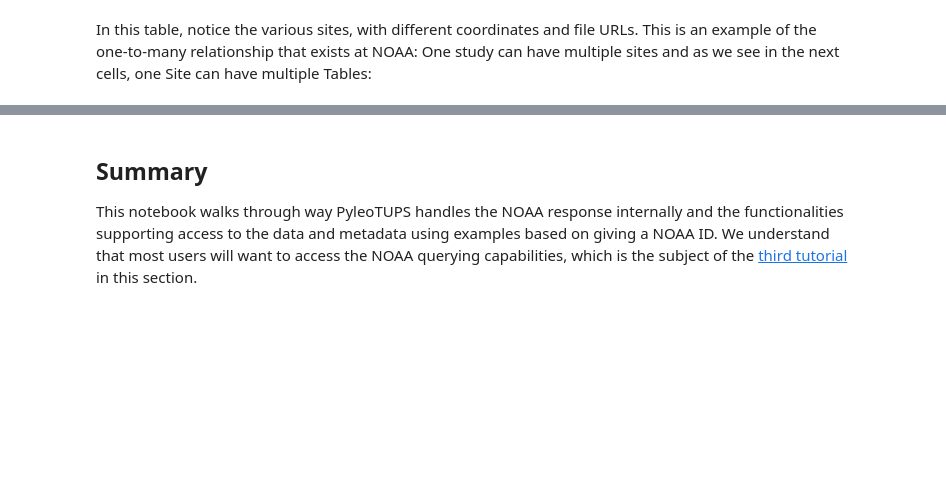
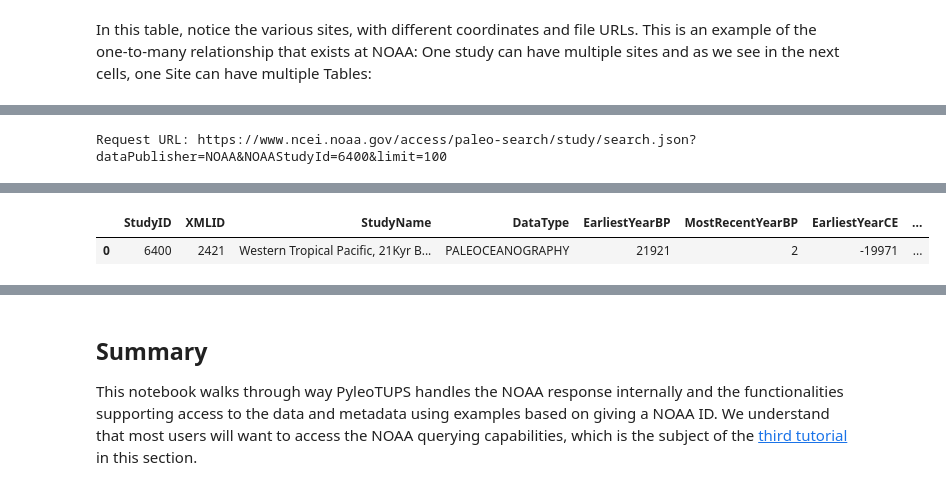
Before and after one commit to LinkedEarth/pyleotupsTutorials, a Jupyter notebook: notebooks/02_a_NOAAObject.ipynb, the cells around one changed output, grey strips where cells are left out. Saved outputs shown, nothing was run; the diff lists cells and outputs as text; code cells hidden in the pictures; blank space fills up the shorter version.

```diff
--- a/notebooks/02_a_NOAAObject.ipynb
+++ b/notebooks/02_a_NOAAObject.ipynb
@@ -327,0 +334,5 @@ display(ds2.get_tables())
+# %%
+ds3 = pt.NOAADataset()
+res3 = ds3.search_studies(noaa_id = 6400)
+display(res3)
+# %% [output]
@@ -327,0 +340 @@ display(ds2.get_tables())
+Request URL: https://www.ncei.noaa.gov/access/paleo-search/study/search.json?dataPublisher=NOAA&NOAAStudyId=6400&limit=100
@@ -327,0 +342,2 @@ display(ds2.get_tables())
+|  | StudyID | XMLID | StudyName | DataType | EarliestYearBP | MostRecentYearBP | EarliestYearCE | ... |
+| 0 | 6400 | 2421 | Western Tropical Pacific, 21Kyr B... | PALEOCEANOGRAPHY | 21921 | 2 | -19971 | ... |
```
Also changed, not shown: parts of 12 cells of this notebook.
